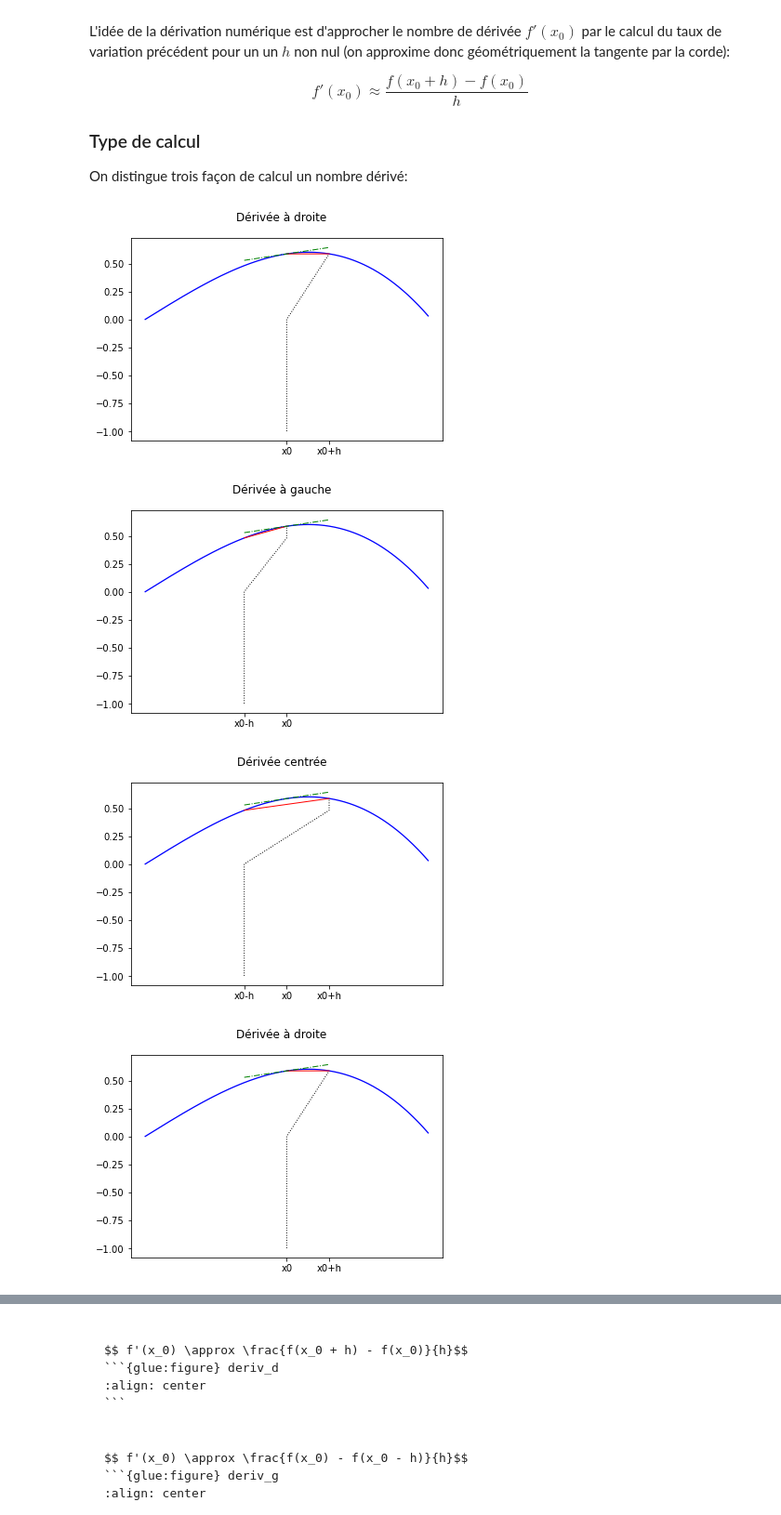
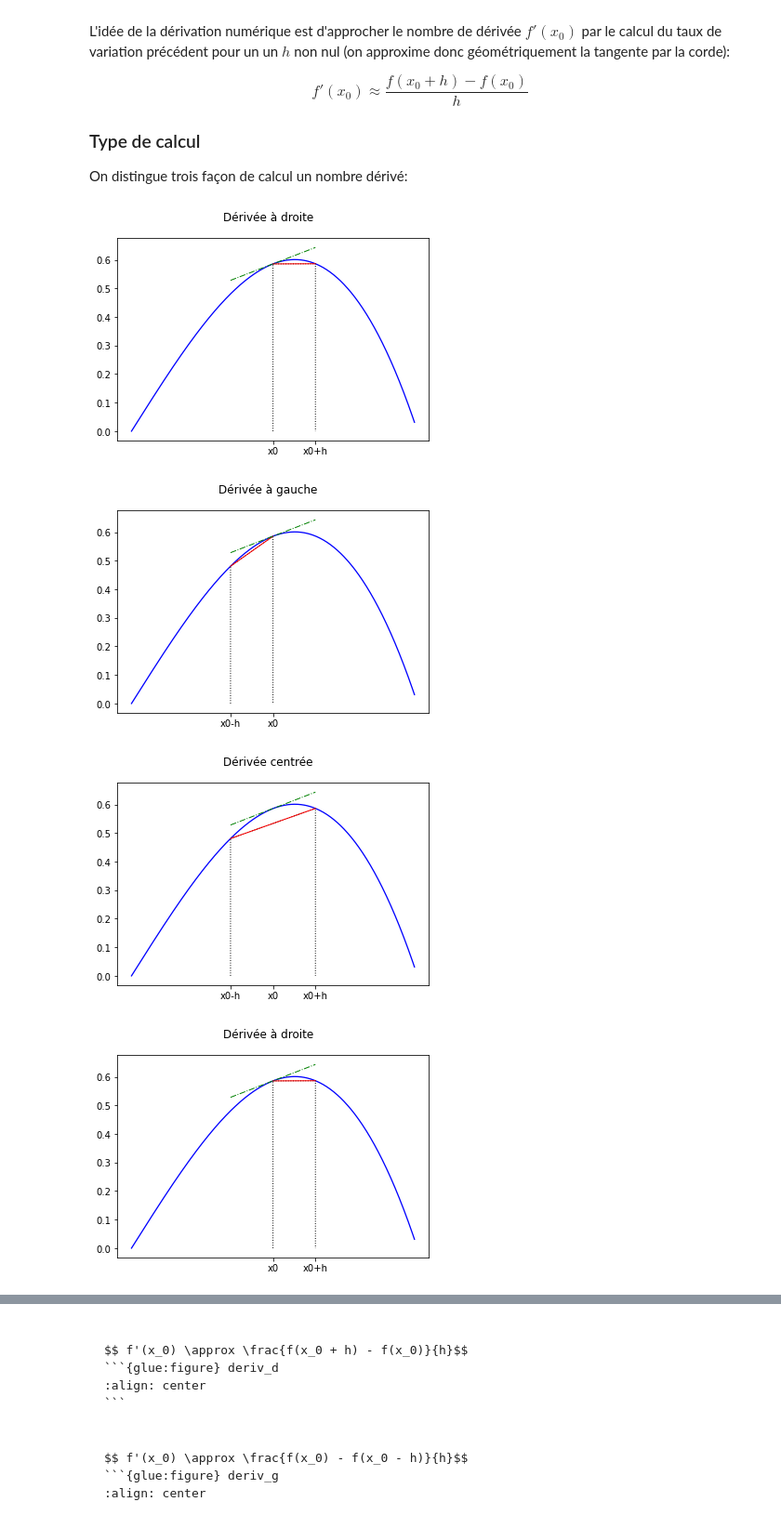
Before and after one commit to pcsi3physiquestan/capacites_numeriques, a Jupyter notebook: _sources/derivation_integration.ipynb, the cells around one changed output, grey strips where cells are left out. Shown: that part at 93% size. Cells and saved outputs as stored; diff of their text form; code cells hidden in the pictures.

```diff
--- a/_sources/derivation_integration.ipynb
+++ b/_sources/derivation_integration.ipynb
@@ -38,51 +38,50 @@ Kg = 2 - Kd
 xd = np.array([np.pi / 4, np.pi / 4 * Kd])
 xd2 = np.array([np.pi / 4, np.pi / 4, np.pi / 4 * Kd, np.pi / 4 * Kd])
 yd = f1(xd)
-yd2 = np.insert(np.insert(yd, 0, 0), 0, -1)
-
+yd2 = np.append(np.insert(yd, 0, 0), 0)
 xg = np.array([np.pi / 4 * Kg, np.pi / 4])
 xg2 = np.array([np.pi / 4 * Kg, np.pi / 4 * Kg, np.pi / 4, np.pi / 4])
 yg = f1(xg)
-yg2 = np.insert(np.insert(yg, 0, 0), 0, -1)
+yg2 = np.append(np.insert(yg, 0, 0), 0)
 
 xc = np.array([np.pi / 4 * Kg, np.pi / 4 * Kd])
 xc2 = np.array([np.pi / 4 * Kg, np.pi / 4 * Kg, np.pi / 4 * Kd, np.pi / 4 * Kd])
 xc3 = [np.pi / 4 * Kg, np.pi / 4, np.pi / 4 * Kd]
 yc = f1(xc)
-yc2 = np.insert(np.insert(yc, 0, 0), 0, -1)
+yc2 = np.append(np.insert(yc, 0, 0), 0)
 dyd = df1(xc)
 
 f, ax = plt.subplots()
 f.suptitle("Dérivée à droite")
 ax.plot(x, y, linewidth=1.3, color="blue")
 ax.plot(xd2, yd2, linestyle=':', linewidth=1, color="black")
 ax.plot(xd, yd, linewidth=1, color="red", label="Dérivée numérique")
 ax.plot(xc, dyd, linewidth=1, linestyle='-.', color="green", label="Dérivée réelle")
 ax.set_xticks(xd)
 ax.set_xticklabels(["x0", "x0+h"])
 glue("deriv_d", f, display="False")
 
 f, ax = plt.subplots()
 f.suptitle("Dérivée à gauche")
 ax.plot(x, y, linewidth=1.3, color="blue")
 ax.plot(xg2, yg2, linestyle=':', linewidth=1, color="black")
 ax.plot(xg, yg, linewidth=1, color="red", label="Dérivée numérique")
 ax.plot(xc, dyd, linewidth=1, linestyle='-.', color="green", label="Dérivée réelle")
 ax.set_xticks(xg)
 ax.set_xticklabels(["x0-h", "x0"])
 glue("deriv_g", f, display="False")
 
 f, ax = plt.subplots()
 f.suptitle("Dérivée centrée")
 ax.plot(x, y, linewidth=1.3, color="blue")
 ax.plot(xc2, yc2, linestyle=':', linewidth=1, color="black")
 ax.plot(xc,yc, linewidth=1, color="red", label="Dérivée numérique")
 ax.plot(xc, dyd, linewidth=1, linestyle='-.', color="green", label="Dérivée réelle")
 ax.set_xticks(xc3)
 ax.set_xticklabels(["x0-h", "x0", "x0+h"])
 glue("deriv_c", f, display="False")
 # %% [output]
-[figure, old version]
+[figure, new version]
-[figure, old version]
+[figure, new version]
-[figure, old version]
+[figure, new version]
-[figure, old version]
+[figure, new version]
```
Also changed, not shown: parts of 1 cell of this notebook, 5 other files.
